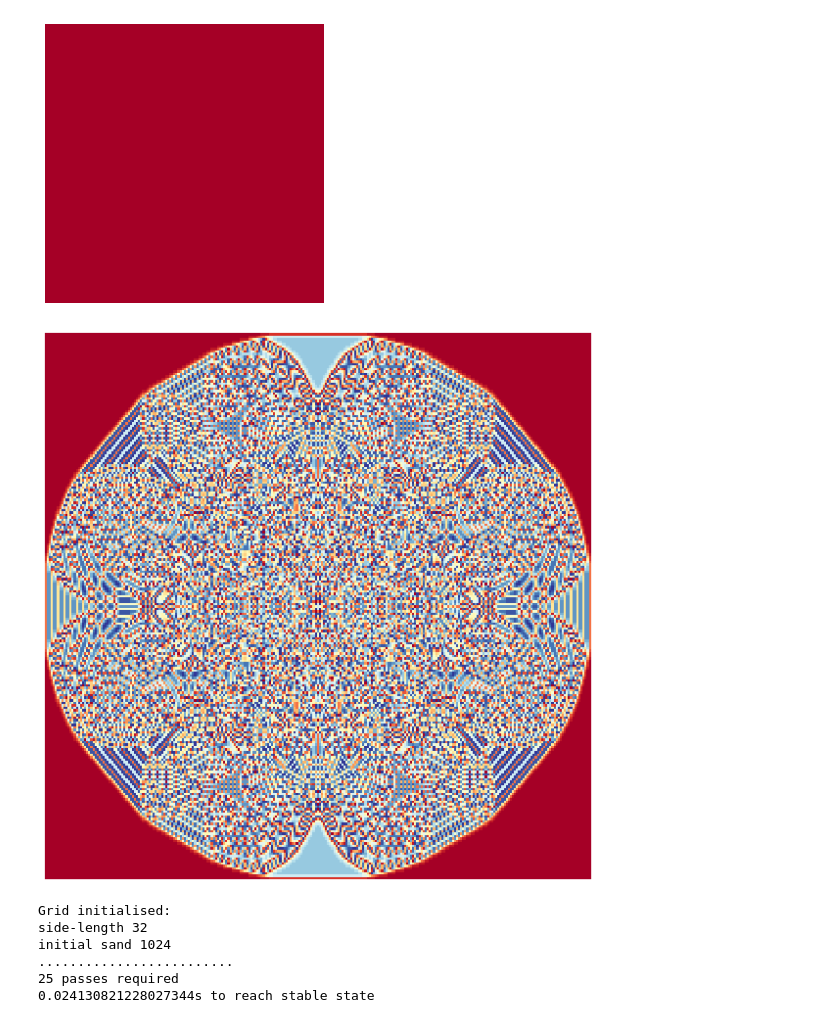
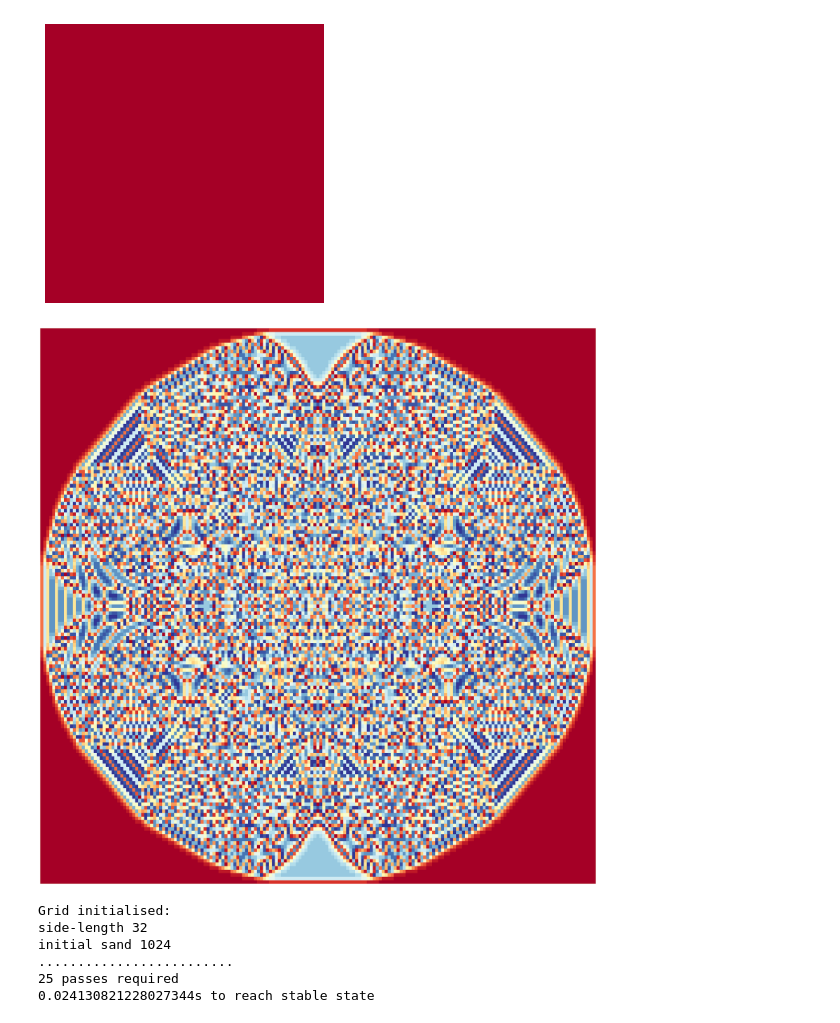
Before and after one commit to sminez/recreational_mathematics, a Jupyter notebook: Sandpiles/Sandpiles.ipynb, the cells around one changed output. Drawn from its saved outputs; the diff is of its cells as text; code cells hidden in the pictures.

```diff
--- a/Sandpiles/Sandpiles.ipynb
+++ b/Sandpiles/Sandpiles.ipynb
@@ -110,10 +110,10 @@ Now run the following to put back the delay that imagemagick strips out:
 convert foo.gif \( +clone -set delay 500 \) +swap +delete foo.gif
 [figure]
 # %%
-data = from_csv(22, "#", ".")
-visualise(data, 10)
+data = from_csv(18, "#", ".")
+visualise(data, 30)
 # %% [output]
-[figure, old version]
+[figure, new version]
 # %%
 s = SandHeap(10, 'o+')
 g = s.topple(True)
```
Also changed, not shown: 22 other files.
